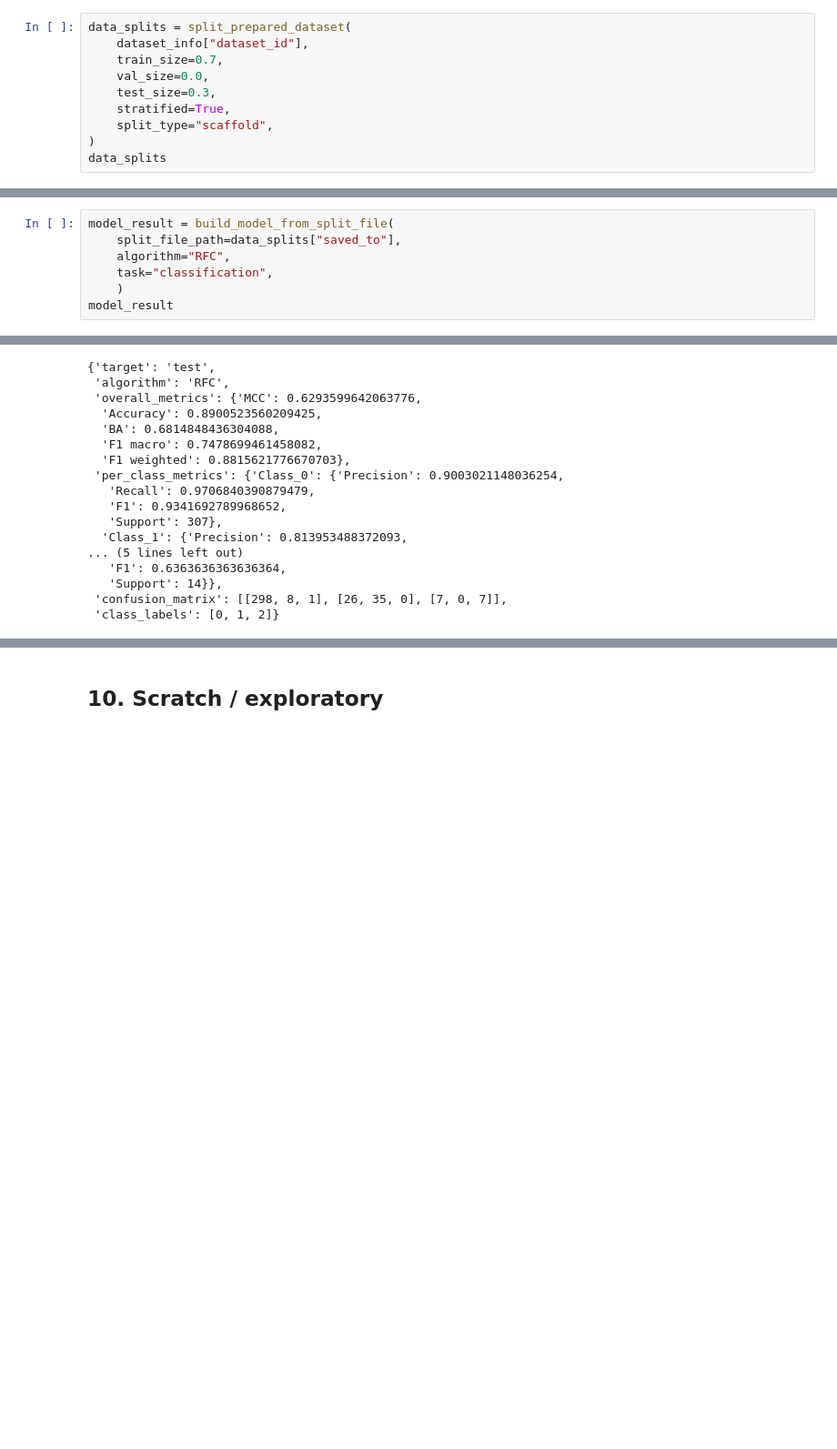
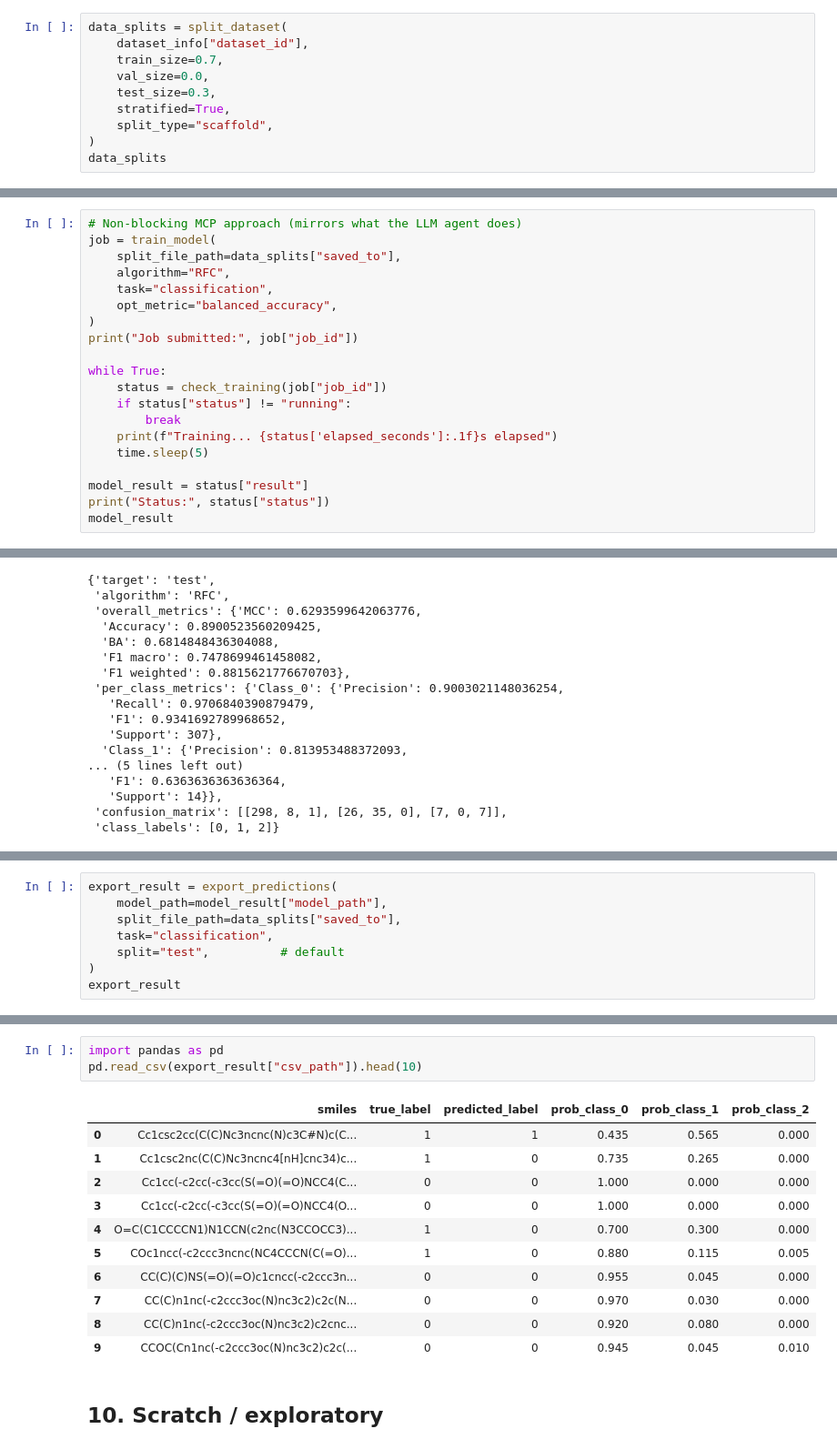
Before and after one commit to LSI-Uni-Bonn/ChemicHAL, a Jupyter notebook: notebooks/debugging_chemagent.ipynb, the cells around one changed output, grey strips where cells are left out. Shown at 91% size. Cells and saved outputs as stored; diff of their text form; blank space fills up the shorter version.

```diff
--- a/notebooks/debugging_chemagent.ipynb
+++ b/notebooks/debugging_chemagent.ipynb
@@ -192,7 +184,7 @@ featurized
 # %% [markdown]
 ## 6. Split
 # %%
-data_splits = split_prepared_dataset(
+data_splits = split_dataset(
     dataset_info["dataset_id"],
     train_size=0.7,
     val_size=0.0,
@@ -254,8 +254,21 @@ plt.show()
 # %%
-model_result = build_model_from_split_file(
+# Non-blocking MCP approach (mirrors what the LLM agent does)
+job = train_model(
     split_file_path=data_splits["saved_to"],
     algorithm="RFC",
     task="classification",
-    )
+    opt_metric="balanced_accuracy",
+)
+print("Job submitted:", job["job_id"])
+
+while True:
+    status = check_training(job["job_id"])
+    if status["status"] != "running":
+        break
+    print(f"Training... {status['elapsed_seconds']:.1f}s elapsed")
+    time.sleep(5)
+
+model_result = status["result"]
+print("Status:", status["status"])
 model_result
 # %% [output]
@@ -415,0 +452,8 @@ plt.show()
+# %%
+export_result = export_predictions(
+    model_path=model_result["model_path"],
+    split_file_path=data_splits["saved_to"],
+    task="classification",
+    split="test",          # default
+)
+export_result
@@ -416,3 +478,18 @@ plt.show()
+# %%
+import pandas as pd
+pd.read_csv(export_result["csv_path"]).head(10)
+# %% [output]
+|  | smiles | true_label | predicted_label | prob_class_0 | prob_class_1 | prob_class_2 |
+| 0 | Cc1csc2cc(C(C)Nc3ncnc(N)c3C#N)c(C... | 1 | 1 | 0.435 | 0.565 | 0.000 |
+| 1 | Cc1csc2nc(C(C)Nc3ncnc4[nH]cnc34)c... | 1 | 0 | 0.735 | 0.265 | 0.000 |
+| 2 | Cc1cc(-c2cc(-c3cc(S(=O)(=O)NCC4(C... | 0 | 0 | 1.000 | 0.000 | 0.000 |
+| 3 | Cc1cc(-c2cc(-c3cc(S(=O)(=O)NCC4(O... | 0 | 0 | 1.000 | 0.000 | 0.000 |
+| 4 | O=C(C1CCCCN1)N1CCN(c2nc(N3CCOCC3)... | 1 | 0 | 0.700 | 0.300 | 0.000 |
+| 5 | COc1ncc(-c2ccc3ncnc(NC4CCCN(C(=O)... | 1 | 0 | 0.880 | 0.115 | 0.005 |
+| 6 | CC(C)(C)NS(=O)(=O)c1cncc(-c2ccc3n... | 0 | 0 | 0.955 | 0.045 | 0.000 |
+| 7 | CC(C)n1nc(-c2ccc3oc(N)nc3c2)c2c(N... | 0 | 0 | 0.970 | 0.030 | 0.000 |
+| 8 | CC(C)n1nc(-c2ccc3oc(N)nc3c2)c2cnc... | 0 | 0 | 0.920 | 0.080 | 0.000 |
+| 9 | CCOC(Cn1nc(-c2ccc3oc(N)nc3c2)c2c(... | 0 | 0 | 0.945 | 0.045 | 0.010 |
 # %% [markdown]
 ## 10. Scratch / exploratory
 # %%
```
Also changed, not shown: parts of 21 cells of this notebook, 18 other files.
